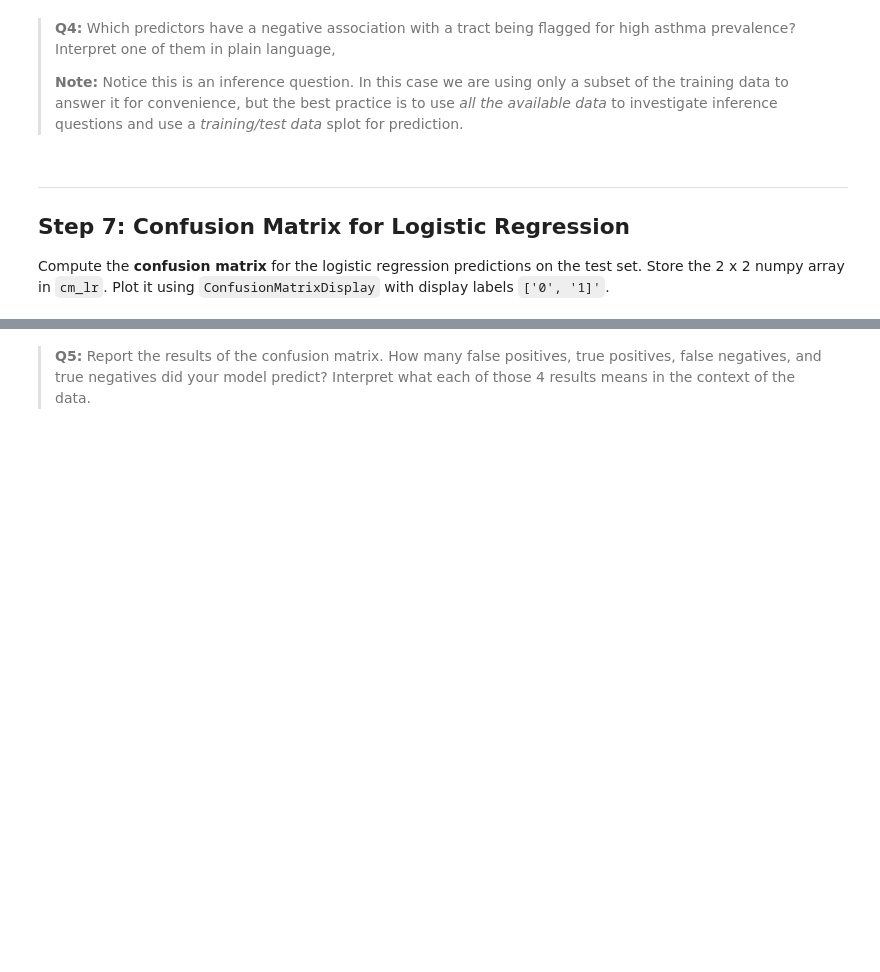
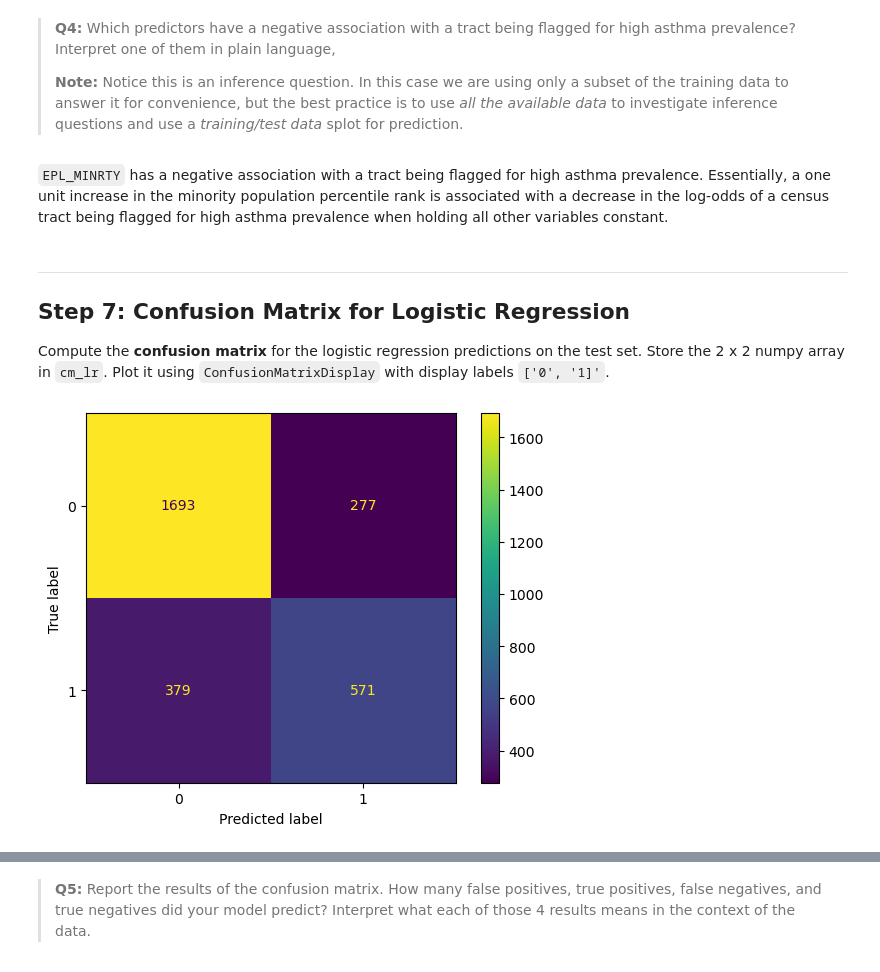
Before and after one commit to vedikaS-byte/assignment-2, a Jupyter notebook: hw2-task2.ipynb, the cells around one changed output, grey strips where cells are left out. Cells and saved outputs as stored; diff of their text form; code cells hidden in the pictures; blank space fills up the shorter version.

```diff
--- a/hw2-task2.ipynb
+++ b/hw2-task2.ipynb
@@ -312,6 +312,8 @@ q9 results: All test cases passed!
   language,
 >
 > **Note:** Notice this is an inference question. In this case we are using only a subset of the training data to answer it for convenience, but the best practice is to use *all the available data* to investigate inference questions and use a *training/test data* splot for prediction.
+# %% [markdown]
+`EPL_MINRTY` has a negative association with a tract being flagged for high asthma prevalence. Essentially, a one unit increase in the minority population percentile rank is associated with a decrease in the log-odds of a census tract being flagged for high asthma prevalence when holding all other variables constant.
 # %% [markdown]
 <!-- END QUESTION -->
 
@@ -324,2 +324,9 @@ cm_lr = ...
+# %%
+cm_lr = confusion_matrix(y_test, y_pred_lr)
+disp = ConfusionMatrixDisplay(confusion_matrix=cm_lr, display_labels=['0', '1'])
+disp.plot()
+plt.show()
+# %% [output]
+[figure, added]
 # %%
 grader.check("q11")
```
Also changed, not shown: parts of 3 cells of this notebook.
